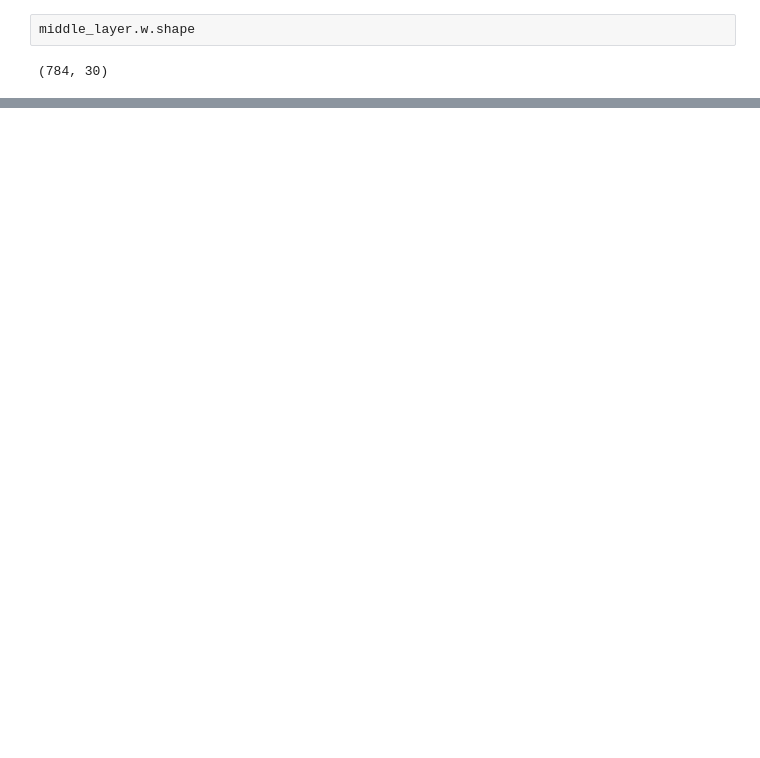
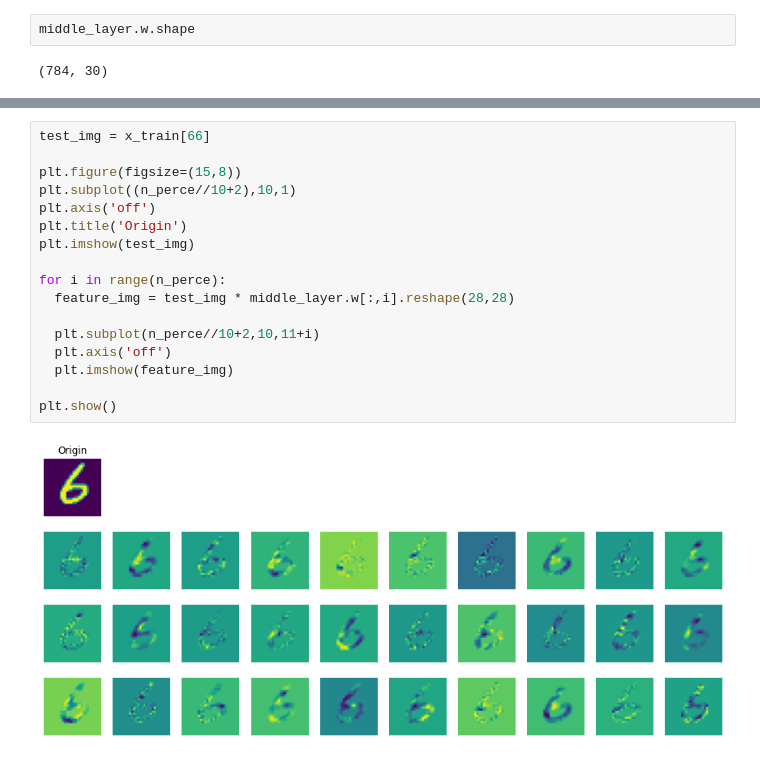
Before and after one commit to panghanwu/build_neural_network_python, a Jupyter notebook: MLP_parameter_visualization.ipynb, the cells around one changed output, grey strips where cells are left out. Saved outputs shown, nothing was run; the diff lists cells and outputs as text; blank space fills up the shorter version.

```diff
--- a/MLP_parameter_visualization.ipynb
+++ b/MLP_parameter_visualization.ipynb
@@ -224,0 +249,19 @@ plt.show()
+# %%
+test_img = x_train[66]
+
+plt.figure(figsize=(15,8))
+plt.subplot((n_perce//10+2),10,1)
+plt.axis('off')
+plt.title('Origin')
+plt.imshow(test_img)
+
+for i in range(n_perce):
+  feature_img = test_img * middle_layer.w[:,i].reshape(28,28)
+
+  plt.subplot(n_perce//10+2,10,11+i)
+  plt.axis('off')
+  plt.imshow(feature_img)
+
+plt.show()
+# %% [output]
+[figure, added]
```
Also changed, not shown: parts of 5 cells of this notebook.
